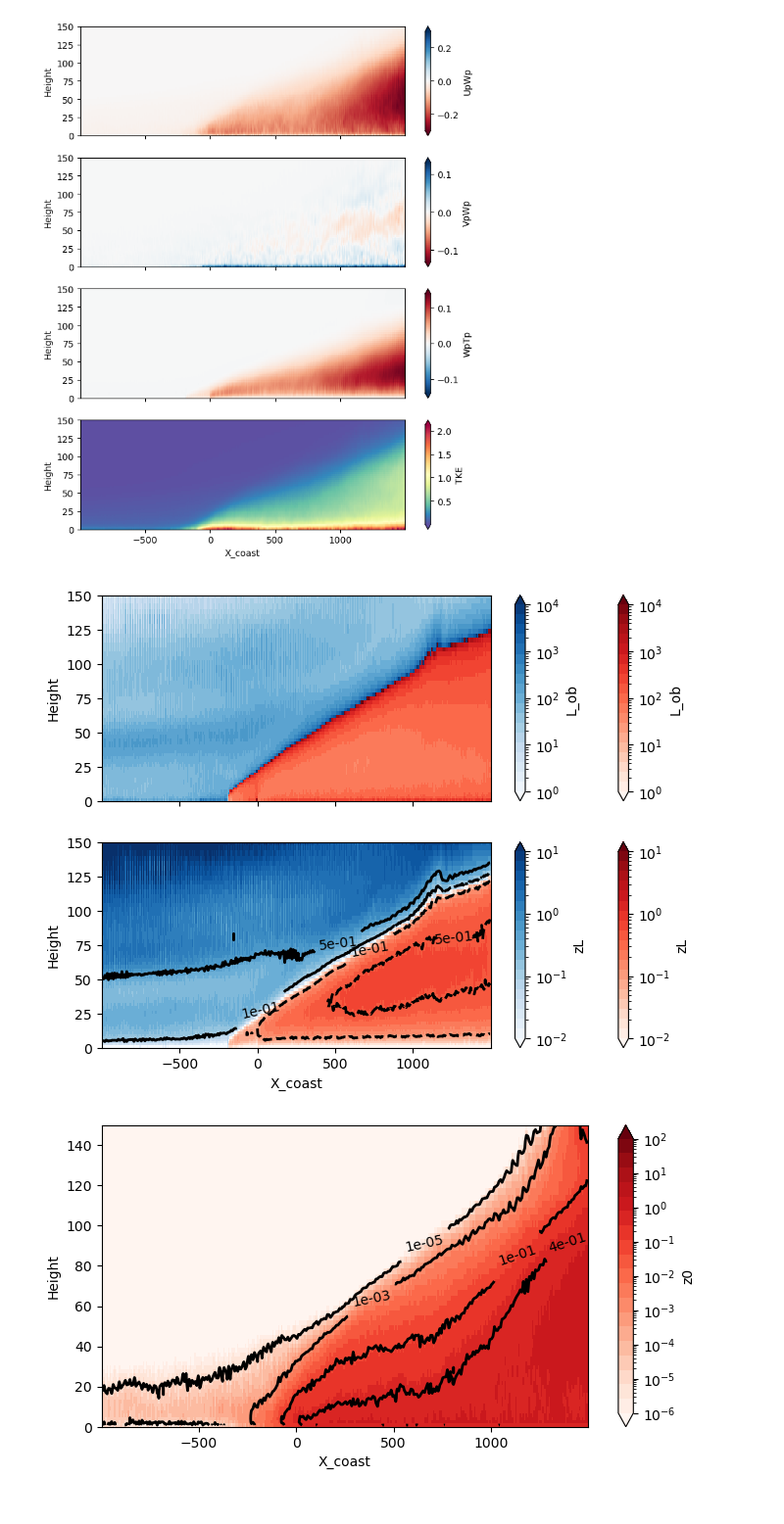
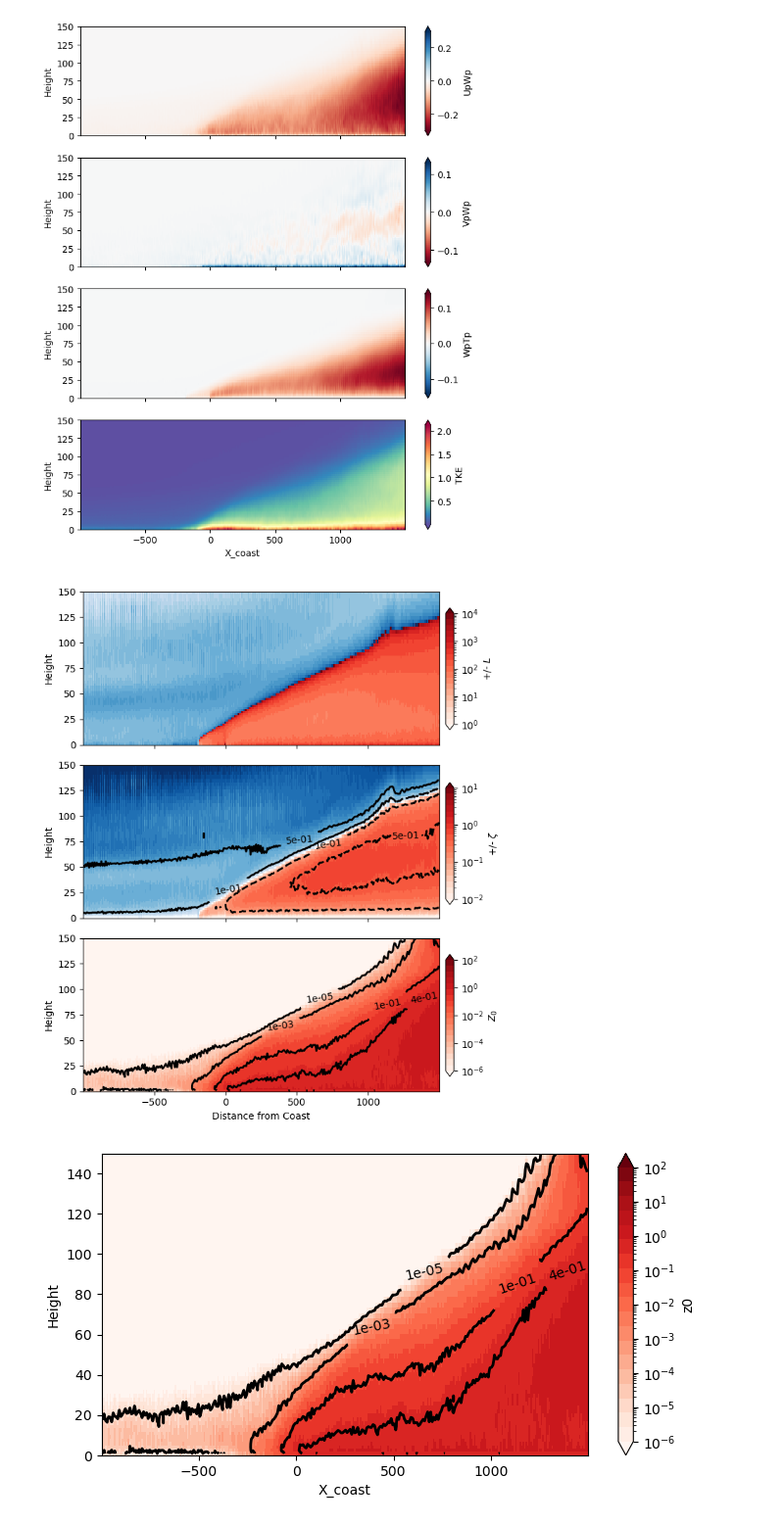
Before and after one commit to jameshlywiak/ABL-surface-layer, a Jupyter notebook: umn_LES.ipynb, the cells around one changed output. Shown at 98% size. Cells and saved outputs as stored; diff of their text form; code cells hidden in the pictures.

Commit message:
update les plots

```diff
--- a/umn_LES.ipynb
+++ b/umn_LES.ipynb
@@ -97,18 +118,2 @@ ds
 # %% [markdown]
 # Plots
-# %%
-## quick plots
-
-fig, ax = plt.subplots(4,1, figsize=(8,10), sharex=True)
-ax = ax.flatten()
-
-ds.U.plot(ax=ax[0], x='X_coast', y='Height', cmap='Spectral_r', levels=np.linspace(-1, 6, 15), extend='both')
-ds.V.plot(ax=ax[1], x='X_coast', y='Height', cmap='RdBu', levels=np.linspace(-0.25, 0.25, 11), extend='both')
-ds.T.plot(ax=ax[2], x='X_coast', y='Height', cmap='Spectral_r', levels=np.linspace(286, 290, 11), extend='both')
-ds.TKE.plot(ax=ax[3], x='X_coast', y='Height', cmap='Spectral_r', extend='both')
-
-for n,axis in enumerate(ax):
-    axis.set_ylim([0, 150])
-    if n<3: axis.set_xlabel('')
-
-fig.savefig('LES_quick_look.png', bbox_inches='tight', dpi=200)
@@ -153,35 +193,55 @@ fig.savefig('LES_quick_look_fluxes.png', bbox_inches='tight', dpi=200)
 # %% [output]
 [figure]
 # %%
-saveplt = 0
+saveplt = 1
 
-fig, ax = plt.subplots(2,1, figsize=(8,6), sharex=True)
+fig, ax = plt.subplots(3,1, figsize=(6,8), sharex=True, sharey=True)
 ax = ax.flatten()
 
-(-1*ds.L_ob.where(ds.L_ob<=0)).plot(ax=ax[0], x='X_coast', y='Height', cmap='Reds',extend='both',
-                            levels=np.logspace(1, 10000, 20), norm=LogNorm(vmin=1, vmax=10000))
-ds.L_ob.where(ds.L_ob>=0).plot(ax=ax[0], x='X_coast', y='Height', cmap='Blues',extend='both',
-                            levels=np.logspace(1, 10000, 20), norm=LogNorm(vmin=1, vmax=10000))
-(-1*ds.zL.where(ds.zL<=0)).plot(ax=ax[1], x='X_coast', y='Height', cmap='Reds',extend='both',
-                            levels=np.logspace(0.01, 10, 20), norm=LogNorm(vmin=0.01, vmax=10))
-ds.zL.where(ds.zL>=0).plot(ax=ax[1], x='X_coast', y='Height', cmap='Blues',extend='both',
-                            levels=np.logspace(0.01, 10, 20), norm=LogNorm(vmin=0.01, vmax=10))
-
+p0=(-1*ds.L_ob.where(ds.L_ob<=0)).plot(ax=ax[0], x='X_coast', y='Height', cmap='Reds',extend='both',
+                            levels=np.logspace(1, 10000, 20), norm=LogNorm(vmin=1, vmax=10000), add_colorbar=False)
+                            #cbar_kwargs={'label': '(-) $L$'})
+p00=ds.L_ob.where(ds.L_ob>=0).plot(ax=ax[0], x='X_coast', y='Height', cmap='Blues',extend='both',
+                            levels=np.logspace(1, 10000, 20), norm=LogNorm(vmin=1, vmax=10000), add_colorbar=False)
+                            #cbar_kwargs={'label': '(+) $L$'})
+p1=(-1*ds.zL.where(ds.zL<=0)).plot(ax=ax[1], x='X_coast', y='Height', cmap='Reds',extend='both',
+                            levels=np.logspace(0.01, 10, 20), norm=LogNorm(vmin=0.01, vmax=10), add_colorbar=False)
+                            #cbar_kwargs={'label': r'(-) $\zeta$'})
+p11=ds.zL.where(ds.zL>=0).plot(ax=ax[1], x='X_coast', y='Height', cmap='Blues',extend='both',
+                            levels=np.logspace(0.01, 10, 20), norm=LogNorm(vmin=0.01, vmax=10), add_colorbar=False)
+                            #cbar_kwargs={'label': r'(+) $\zeta$'})
 c1=(-1*ds.zL.where(ds.zL<=0)).plot.contour(ax=ax[1], x='X_coast', y='Height',
                                            levels=[1e-1, 5e-1, 1, 1e1], linewidths=2, colors='k', linestyles='--')
 c2=ds.zL.where(ds.zL>=0).plot.contour(ax=ax[1], x='X_coast', y='Height',
                                       levels=[1e-1, 5e-1], linewidths=2, colors='k')
+
+p2=ds.z0.where(ds.z0<10000).plot(ax=ax[2], x='X_coast', y='Height', cmap='Reds',extend='both',
+                              levels=np.logspace(1e-6, 100, 20), norm=LogNorm(vmin=1e-6, vmax=100), add_colorbar=False)
+c3=ds.z0.where(ds.z0<10000).plot.contour(ax=ax[2], x='X_coast', y='Height',
+                                         levels=[1e-5, 1e-3, 1e-1, 0.42], linewidths=2, colors='k')
+
 plt.clabel(c1, inline=True, fmt='%.e')
 plt.clabel(c2, inline=True, fmt='%.e')
+plt.clabel(c3, inline=True, fmt='%.e')
 
 for n,axis in enumerate(ax):
     axis.set_ylim([0, 150])
-    if n<1: axis.set_xlabel('')
+    axis.set_xlabel('')
+
+ax[-1].set_xlabel('Distance from Coast')
+fig.tight_layout()
+
+cax0 = fig.add_axes([0.99, 0.725, 0.02, 0.22])
+cax1 = fig.add_axes([0.99, 0.41, 0.02, 0.22])
+cax2 = fig.add_axes([0.99, 0.1, 0.02, 0.22])
+fig.colorbar(p0, cax0, label='+/- $L$')
+fig.colorbar(p1, cax1, label=r'+/- $\zeta$')
+fig.colorbar(p2, cax2, label='$Z_0$')
 
 if saveplt == 1:
-    fig.savefig('LES_quick_look_Lob.png', bbox_inches='tight', dpi=200)
+    fig.savefig('LES_zL_z0.png', bbox_inches='tight', dpi=200)
 # %% [output]
-[figure, old version]
+[figure, new version]
 # %%
 saveplt = 0
 
```
Also changed, not shown: parts of 17 cells of this notebook, 6 other files.
